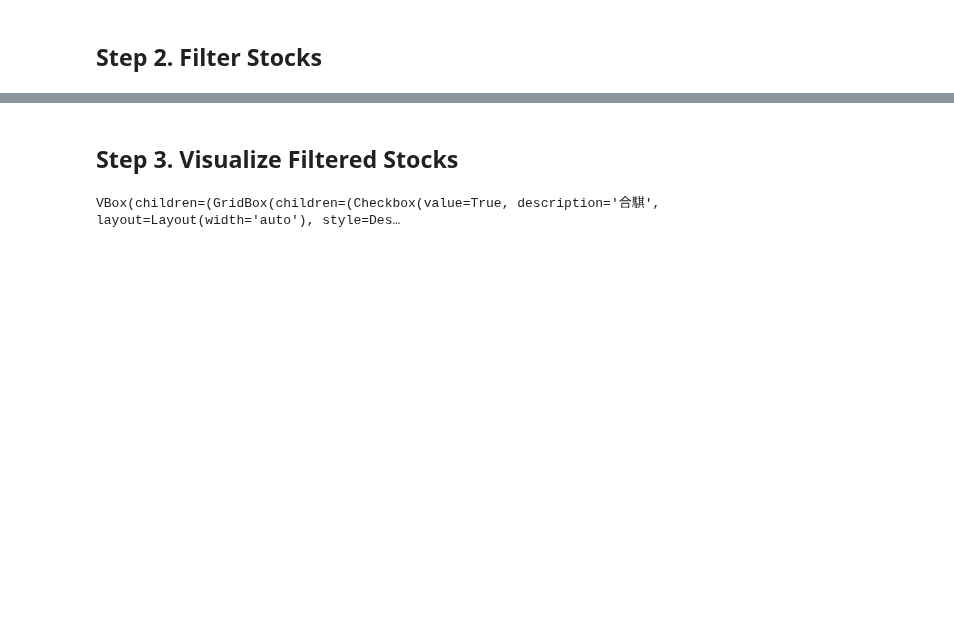
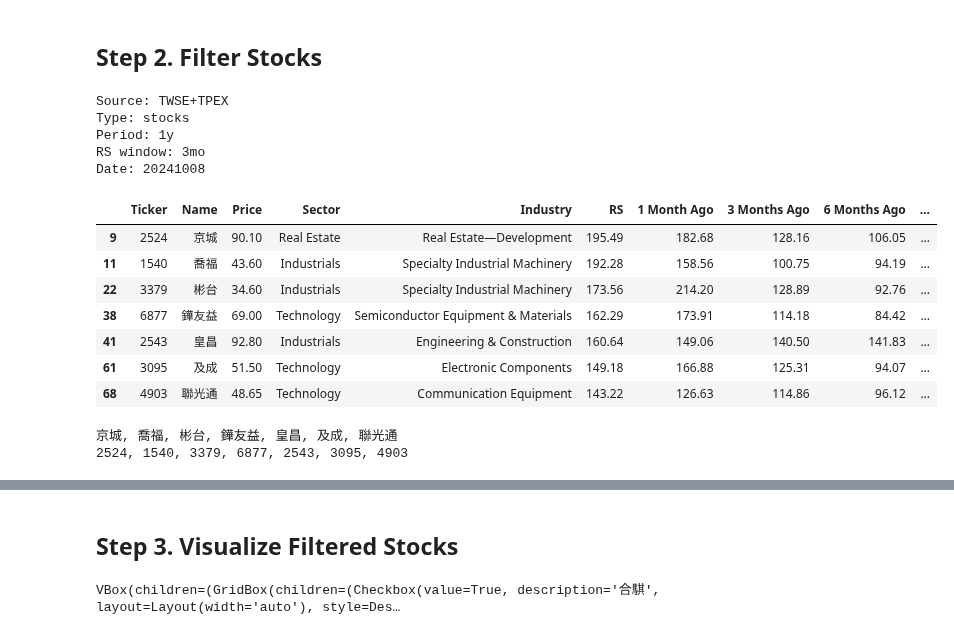
Before and after one commit to yorkjong/stock-reports, a Jupyter notebook: notebooks/ibd_reports.ipynb, the cells around one changed output, grey strips where cells are left out. Saved outputs shown, nothing was run; the diff lists cells and outputs as text; code cells hidden in the pictures; blank space fills up the shorter version.

```diff
--- a/notebooks/ibd_reports.ipynb
+++ b/notebooks/ibd_reports.ipynb
@@ -555,29 +578,45 @@ TWSE+TPEX_stocks_fin_20241007.csv:
 # %%
 # @title Filter 1. Sorting {"run":"auto"}
 cond0 = "(df['RS'] > 100)" # @param ["(df['RS'] > 100)"]
 cond1 = "& (df['Rating (RS)'] > 95)" # @param ["& (df['Rating (RS)'] > 95)", "& (df['Rating (RS)'] > 90)", "& (df['Rating (RS)'] > 85)", "& (df['Rating (RS)'] > 80)", ""]
-cond2 = "& ((df['EPS RS (%)'] > 0) | (df['Rev RS (%)'] > 0))" # @param ["& ((df['EPS RS (%)'] > 0) | (df['Rev RS (%)'] > 0))", ""]
-cond3 = "& (df['EPS RS (%)'] > 0)" # @param ["& (df['EPS RS (%)'] > 0)", "& (df['EPS RS (%)'] > 50)", "& (df['EPS RS (%)'] > 100)", "& (df['EPS RS (%)'] > 200)", "& (df['EPS RS (%)'] > 500)", ""]
-cond4 = "& (df['Rev RS (%)'] > 0)" # @param ["& (df['Rev RS (%)'] > 0)", "& (df['Rev RS (%)'] > 5)", "& (df['Rev RS (%)'] > 10)", "& (df['Rev RS (%)'] > 20)", "& (df['Rev RS (%)'] > 50)", "& (df['Rev RS (%)'] > 100)", ""]
+cond2 = "& ((df['EPS RS'] > 0) | (df['Rev RS'] > 0))" # @param ["& ((df['EPS RS'] > 0) | (df['Rev RS'] > 0))", ""]
+cond3 = "& (df['EPS RS'] > 0)" # @param ["& (df['EPS RS'] > 0)", "& (df['EPS RS'] > 50)", "& (df['EPS RS'] > 100)", "& (df['EPS RS'] > 200)", "& (df['EPS RS'] > 500)", ""]
+cond4 = "& (df['Rev RS'] > 0)" # @param ["& (df['Rev RS'] > 0)", "& (df['Rev RS'] > 5)", "& (df['Rev RS'] > 10)", "& (df['Rev RS'] > 20)", "& (df['Rev RS'] > 50)", "& (df['Rev RS'] > 100)", ""]
 cond5 = "& ((df['TTM EPS'] > 0) & (df['TTM RPS'] > 0))" # @param ["& (df['TTM EPS'] > 0)", "& (df['TTM RPS'] > 0)", "& ((df['TTM EPS'] > 0) & (df['TTM RPS'] > 0))", ""]
 cond6 = "& (df['Price'] < 100)" # @param ["& (df['Price'] < 50)", "& (df['Price'] < 100)", "& (df['Price'] < 200)", ""]
-sorted_column = "RS" # @param ["RS","1 Week Ago","1 Month Ago","3 Months Ago","6 Months Ago","Price","MA10","MA30","Volume / VMA10","EPS RS (%)", "Rev RS (%)"]
+sorted_column = "RS" # @param ["RS","1 Week Ago","1 Month Ago","3 Months Ago","6 Months Ago","Price","MA10","MA30","Volume / VMA10","EPS RS", "Rev RS"]
 ascending = False # @param {"type":"boolean"}
 num_items = 10 # @param [10, 20, 30] {"type":"raw"}
 
 NUM_CONDS = 7
 cond = eval('+'.join([f"cond{i}" for i in range(NUM_CONDS)]))
 
 print_metadata(metadata)
-df = github.download_csv(selected_file)
+df = df_merge.copy()
 
 df = df[eval(cond)]
 df = df.sort_values(by=sorted_column, ascending=ascending)
 df_top_f1 = df.head(num_items)
 display(df_top_f1)
 
 print_column(df_top_f1, 'Name')
 print_column(df_top_f1, 'Ticker')
+# %% [output]
+Source: TWSE+TPEX
+Type: stocks
+Period: 1y
+RS window: 3mo
+Date: 20241008
+|  | Ticker | Name | Price | Sector | Industry | RS | 1 Month Ago | 3 Months Ago | 6 Months Ago | ... |
+| 9 | 2524 | 京城 | 90.10 | Real Estate | Real Estate—Development | 195.49 | 182.68 | 128.16 | 106.05 | ... |
+| 11 | 1540 | 喬福 | 43.60 | Industrials | Specialty Industrial Machinery | 192.28 | 158.56 | 100.75 | 94.19 | ... |
+| 22 | 3379 | 彬台 | 34.60 | Industrials | Specialty Industrial Machinery | 173.56 | 214.20 | 128.89 | 92.76 | ... |
+| 38 | 6877 | 鏵友益 | 69.00 | Technology | Semiconductor Equipment & Materials | 162.29 | 173.91 | 114.18 | 84.42 | ... |
+| 41 | 2543 | 皇昌 | 92.80 | Industrials | Engineering & Construction | 160.64 | 149.06 | 140.50 | 141.83 | ... |
+| 61 | 3095 | 及成 | 51.50 | Technology | Electronic Components | 149.18 | 166.88 | 125.31 | 94.07 | ... |
+| 68 | 4903 | 聯光通 | 48.65 | Technology | Communication Equipment | 143.22 | 126.63 | 114.86 | 96.12 | ... |
+京城, 喬福, 彬台, 鏵友益, 皇昌, 及成, 聯光通
+2524, 1540, 3379, 6877, 2543, 3095, 4903
 # %%
 # @title Filter 2. Increasing RS > 0 {"run":"auto"}
 cond0 = "(df['RS'] > 100)" # @param ["(df['RS'] > 100)"]
```
Also changed, not shown: parts of 7 cells of this notebook.
